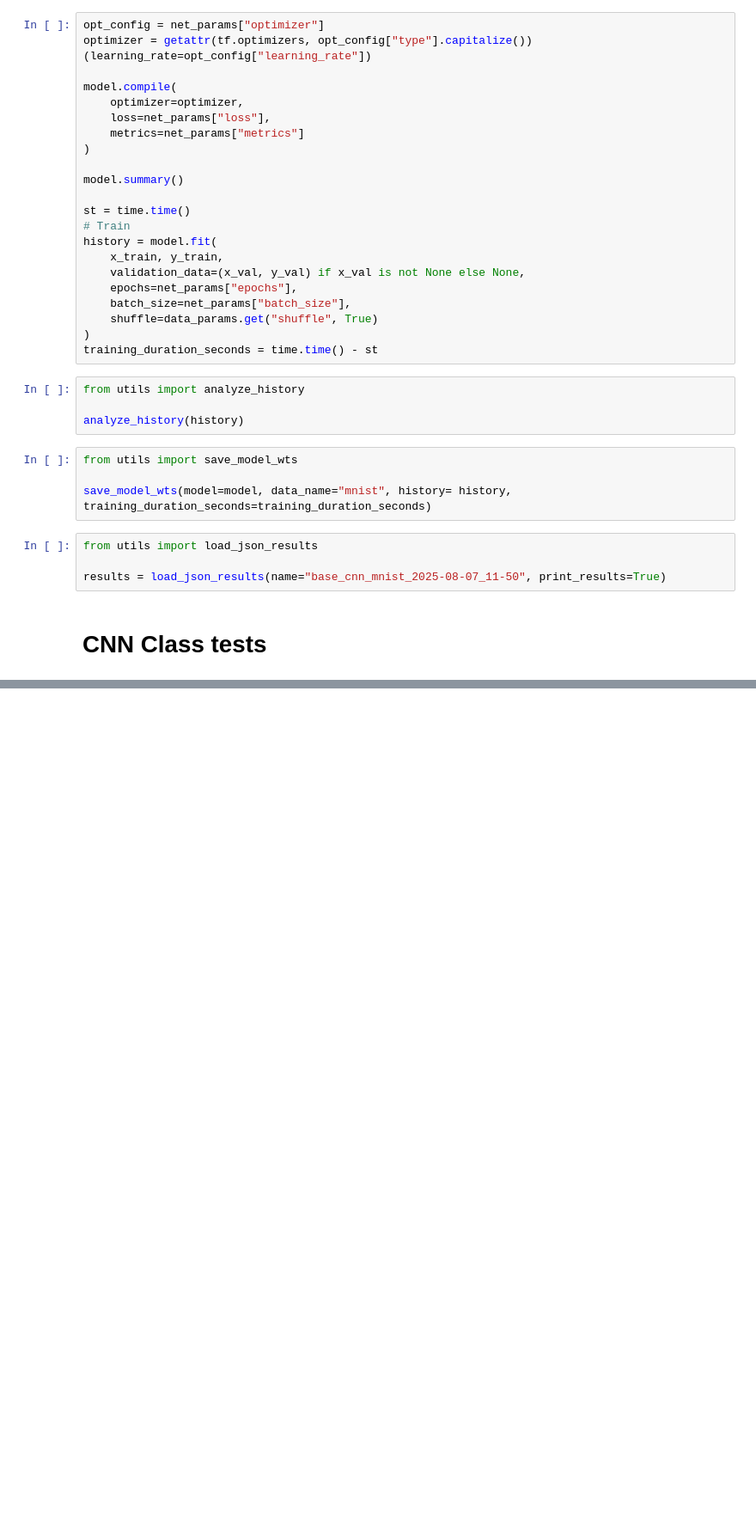
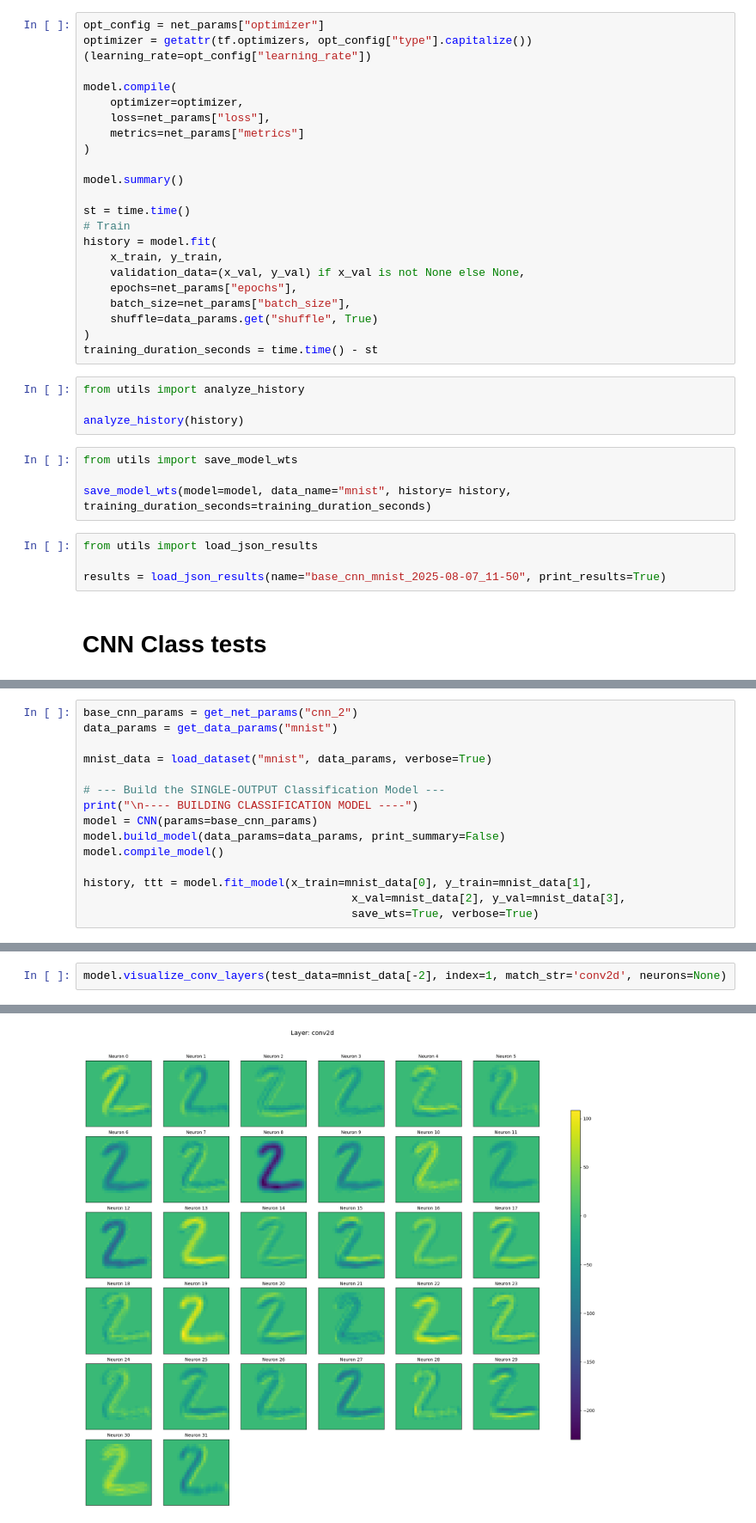
Before and after one commit to mkPuzon/Neural-Nets-Library, a Jupyter notebook: tests.ipynb, the cells around one changed output, grey strips where cells are left out. Shown at 86% size. Cells and saved outputs as stored; diff of their text form; blank space fills up the shorter version.

Commit message:
Updates test notebook

```diff
--- a/tests.ipynb
+++ b/tests.ipynb
@@ -274,0 +224,15 @@ Top-level keys: 5
+# %%
+base_cnn_params = get_net_params("cnn_2")
+data_params = get_data_params("mnist")
+
+mnist_data = load_dataset("mnist", data_params, verbose=True)
+
+# --- Build the SINGLE-OUTPUT Classification Model ---
+print("\n---- BUILDING CLASSIFICATION MODEL ----")
+model = CNN(params=base_cnn_params)
+model.build_model(data_params=data_params, print_summary=False)
+model.compile_model()
+
+history, ttt = model.fit_model(x_train=mnist_data[0], y_train=mnist_data[1],
+                                        x_val=mnist_data[2], y_val=mnist_data[3],
+                                        save_wts=True, verbose=True)
@@ -274,0 +299,3 @@ Top-level keys: 5
+# %%
+model.visualize_conv_layers(test_data=mnist_data[-2], index=1, match_str='conv2d', neurons=None)
+# %% [output]
@@ -274,0 +303 @@ Top-level keys: 5
+[figure, added]
```
Also changed, not shown: parts of 12 cells of this notebook.
